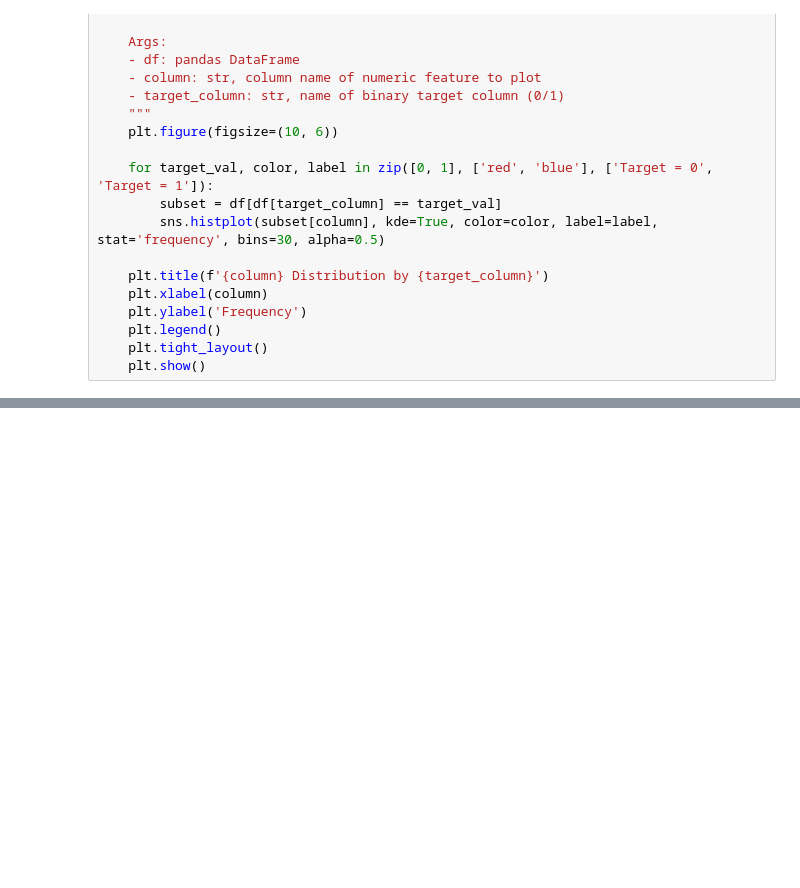
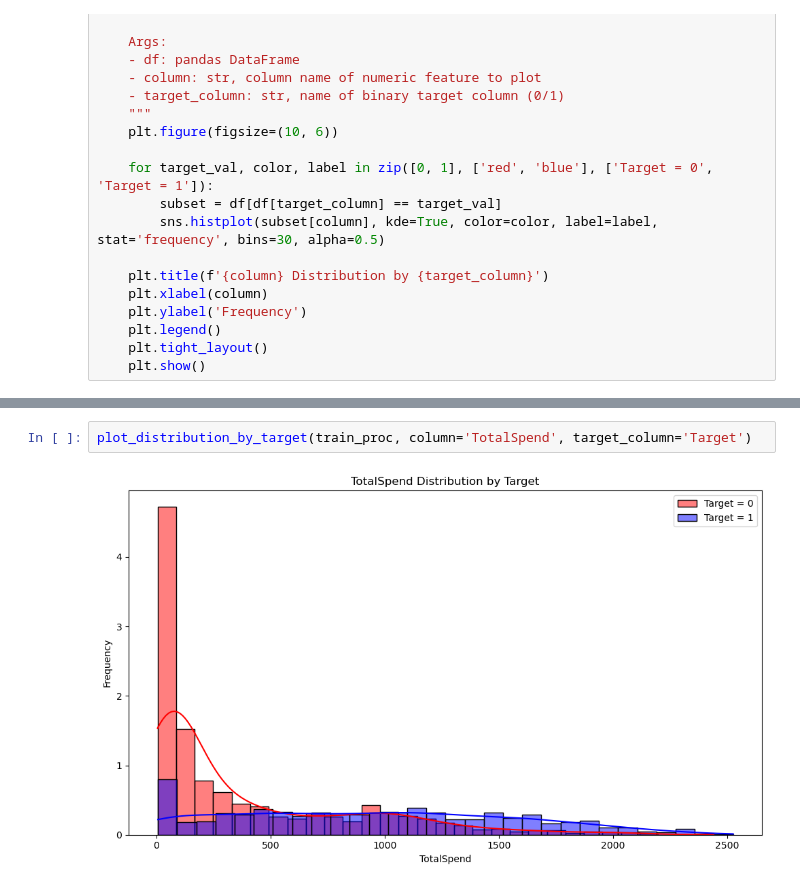
Before and after one commit to NikhilSwaroop-P/ByteStorm-Appian, a Jupyter notebook: test.ipynb, the cells around one changed output, grey strips where cells are left out. Saved outputs shown, nothing was run; the diff lists cells and outputs as text; blank space fills up the shorter version.

Commit message:
train1

```diff
--- a/test.ipynb
+++ b/test.ipynb
@@ -218,0 +306,4 @@ for i in lists:
+# %%
+plot_distribution_by_target(train_proc, column='TotalSpend', target_column='Target')
+# %% [output]
+[figure, added]
```
Also changed, not shown: parts of 11 cells of this notebook, 40 other files.
